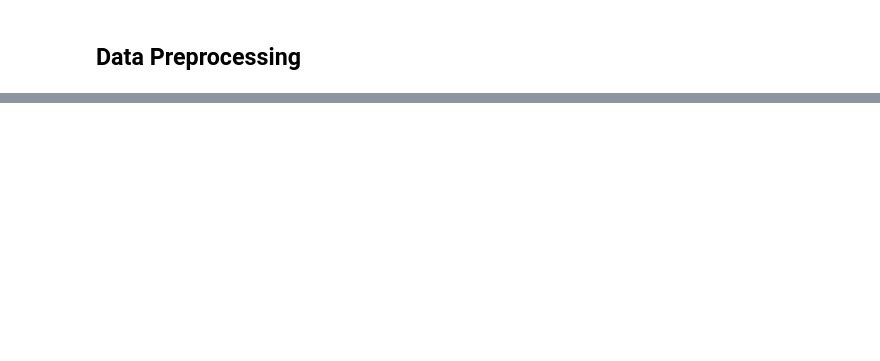
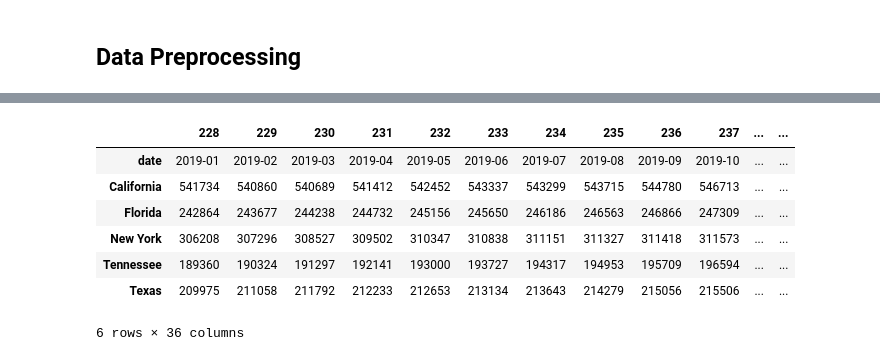
Before and after one commit to saradandrew/final_project, a Jupyter notebook: Preprocessing.ipynb, the cells around one changed output, grey strips where cells are left out. Cells and saved outputs as stored; diff of their text form; code cells hidden in the pictures; blank space fills up the shorter version.

```diff
--- a/Preprocessing.ipynb
+++ b/Preprocessing.ipynb
@@ -146,0 +147,21 @@ df_label_encoder.head()
+# %%
+# format zillow df
+zillow19to21_df = zillow19to21_df.copy()
+
+# remove decimals from appropriate columns
+zillow19to21_df["California"] = zillow19to21_df["California"].map("{:.0f}".format)
+zillow19to21_df["Florida"] = zillow19to21_df["Florida"].map("{:.0f}".format)
+zillow19to21_df["New York"] = zillow19to21_df["New York"].map("{:.0f}".format)
+zillow19to21_df["Tennessee"] = zillow19to21_df["Tennessee"].map("{:.0f}".format)
+zillow19to21_df["Texas"] = zillow19to21_df["Texas"].map("{:.0f}".format)
+
+# reorder columns
+zillow19to21_df = zillow19to21_df[[
+    "date",
+    "California",
+    "Florida",
+    "New York",
+    "Tennessee",
+    "Texas"]]
+
+zillow19to21_df.head()
@@ -146,0 +175,13 @@ df_label_encoder.head()
+# %%
+# swap rows and columns
+zillow19to21_transposed = zillow19to21_df.transpose()
+zillow19to21_transposed
+# %% [output]
+|  | 228 | 229 | 230 | 231 | 232 | 233 | 234 | 235 | 236 | 237 | ... | ... |
+| date | 2019-01 | 2019-02 | 2019-03 | 2019-04 | 2019-05 | 2019-06 | 2019-07 | 2019-08 | 2019-09 | 2019-10 | ... | ... |
+| California | 541734 | 540860 | 540689 | 541412 | 542452 | 543337 | 543299 | 543715 | 544780 | 546713 | ... | ... |
+| Florida | 242864 | 243677 | 244238 | 244732 | 245156 | 245650 | 246186 | 246563 | 246866 | 247309 | ... | ... |
+| New York | 306208 | 307296 | 308527 | 309502 | 310347 | 310838 | 311151 | 311327 | 311418 | 311573 | ... | ... |
+| Tennessee | 189360 | 190324 | 191297 | 192141 | 193000 | 193727 | 194317 | 194953 | 195709 | 196594 | ... | ... |
+| Texas | 209975 | 211058 | 211792 | 212233 | 212653 | 213134 | 213643 | 214279 | 215056 | 215506 | ... | ... |
+6 rows × 36 columns
```
Also changed, not shown: parts of 45 cells of this notebook.
